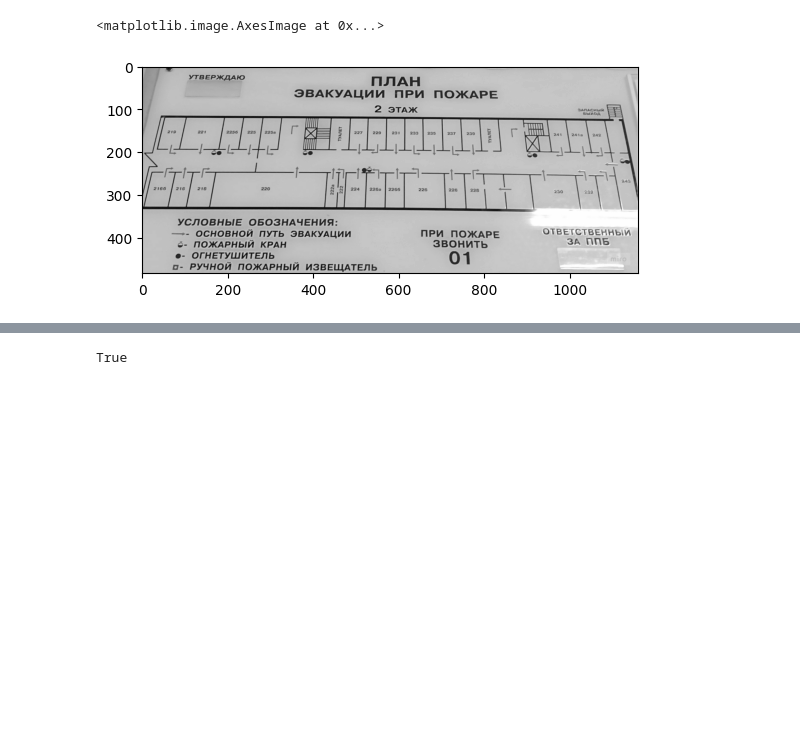
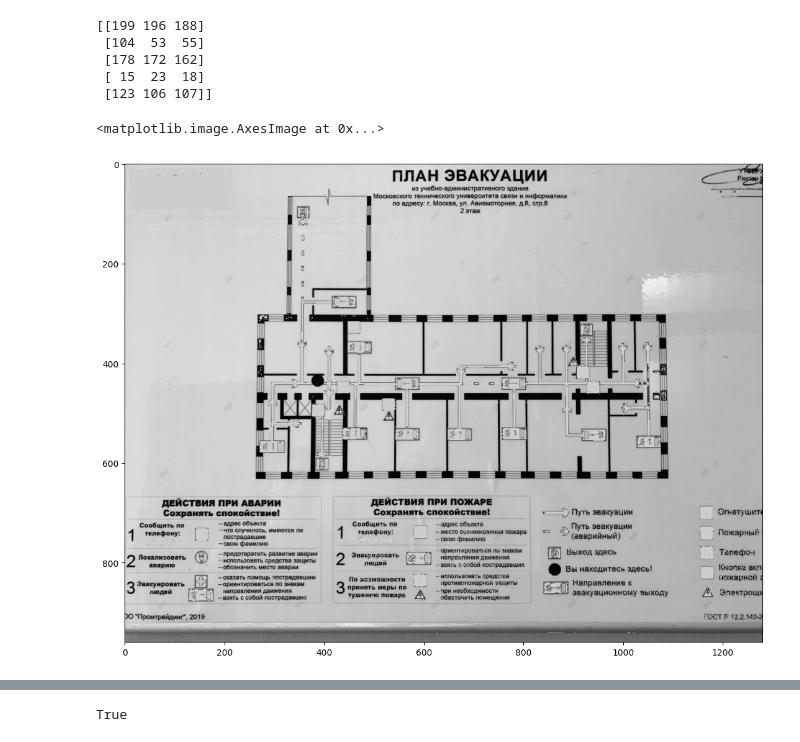
Before and after one commit to cuttenEDU/building-plan-recognition, a Jupyter notebook: experiments.ipynb, the cells around one changed output, grey strips where cells are left out. Saved outputs shown, nothing was run; the diff lists cells and outputs as text; code cells hidden in the pictures; blank space fills up the shorter version.

```diff
--- a/experiments.ipynb
+++ b/experiments.ipynb
@@ -2,9 +2,10 @@
 import cv2
 from matplotlib import pyplot as plt
 import numpy as np
+plt.rcParams["figure.figsize"] = (20, 10)
 # %%
 # Reading an image as BGR
-img = cv2.imread("./img1.jpg")
+img = cv2.imread("./img3.jpg")
 
 # Converting BGR to RGB
 img_rgb = cv2.cvtColor(img,cv2.COLOR_BGR2RGB)
@@ -16,10 +17,72 @@ plt.imshow(img_rgb)
+# %%
+from sklearn.cluster import KMeans
+
+class DominantColors:
+
+    CLUSTERS = None
+    IMAGE = None
+    COLORS = None
+    LABELS = None
+
+    def __init__(self, image, clusters=3):
+        self.CLUSTERS = clusters
+        self.IMAGE = image
+
+    def dominantColors(self):
+
+        img = self.IMAGE
+
+        #reshaping to a list of pixels
+        img = img.reshape((img.shape[0] * img.shape[1], 3))
+
+        #save image after operations
+        self.IMAGE = img
+
+        #using k-means to cluster pixels
+        kmeans = KMeans(n_clusters = self.CLUSTERS)
+        kmeans.fit(img)
+
+        #the cluster centers are our dominant colors.
+        self.COLORS = kmeans.cluster_centers_
+
+        #save labels
+        self.LABELS = kmeans.labels_
+
+        #returning after converting to integer from float
+        return self.COLORS.astype(int)
+
+clusters = 5
+dc = DominantColors(img_rgb, clusters)
+colors = dc.dominantColors()
+print(colors)
+# %% [output]
+[[199 196 188]
+ [104  53  55]
+ [178 172 162]
+ [ 15  23  18]
+ [123 106 107]]
+# %%
+import colorsys
+
+def differente(x):
+  return x[1]>20 and x[1]<225 and x[2]>60
+
+img_hls = cv2.cvtColor(img_rgb,cv2.COLOR_RGB2HLS)
+
+dominant_color = colorsys.rgb_to_hls(colors[0][0], colors[0][1],colors[0][2])
+
+for i in range(img_hls.shape[0]):
+    for j in range(img_hls.shape[1]):
+        if differente(img_hls[i][j]):
+            img_hls[i][j] = dominant_color
 # %%
 # Converting to grayscale
-gray = cv2.cvtColor(img,cv2.COLOR_RGB2GRAY)
+gray = cv2.cvtColor(cv2.cvtColor(img_hls,cv2.COLOR_HLS2RGB),cv2.COLOR_RGB2GRAY)
+# gray = cv2.cvtColor(img_rgb,cv2.COLOR_RGB2GRAY)
 plt.imshow(gray,cmap="gray")
 # %% [output]
 <matplotlib.image.AxesImage at 0x...>
-[figure, old version]
+[figure, new version]
 # %%
 # Applyting OTSU threshold to retrieve the binary mask for contour search
 ret,otsu = cv2.threshold(gray,0,255,cv2.THRESH_BINARY_INV+cv2.THRESH_OTSU)
```
Also changed, not shown: parts of 9 cells of this notebook, 2 other files.
